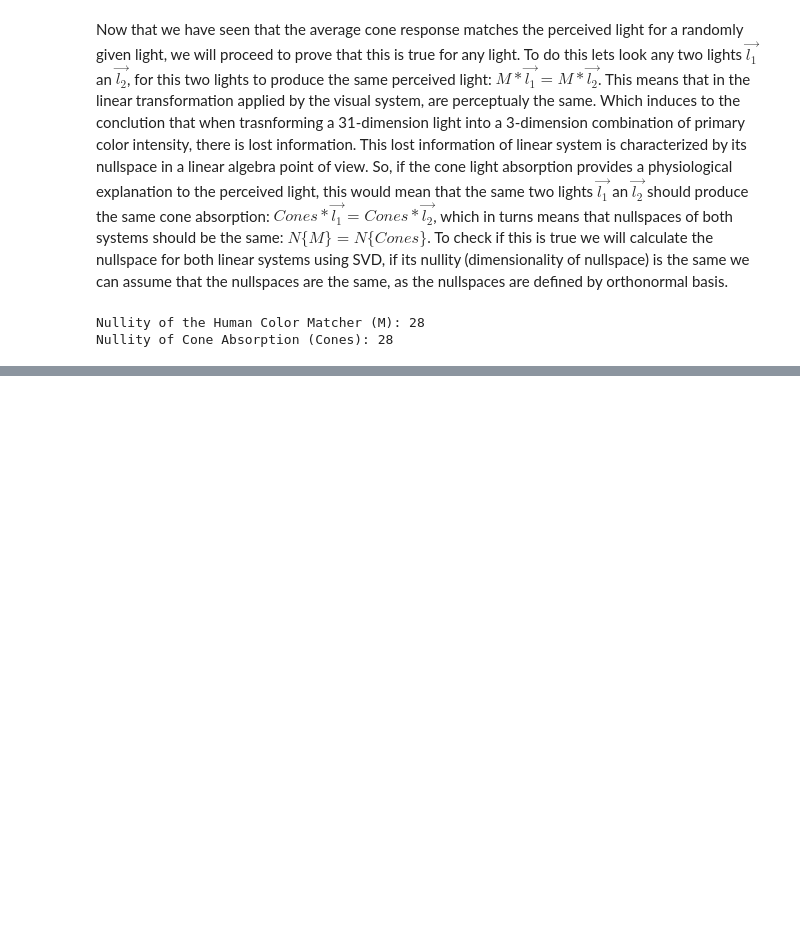
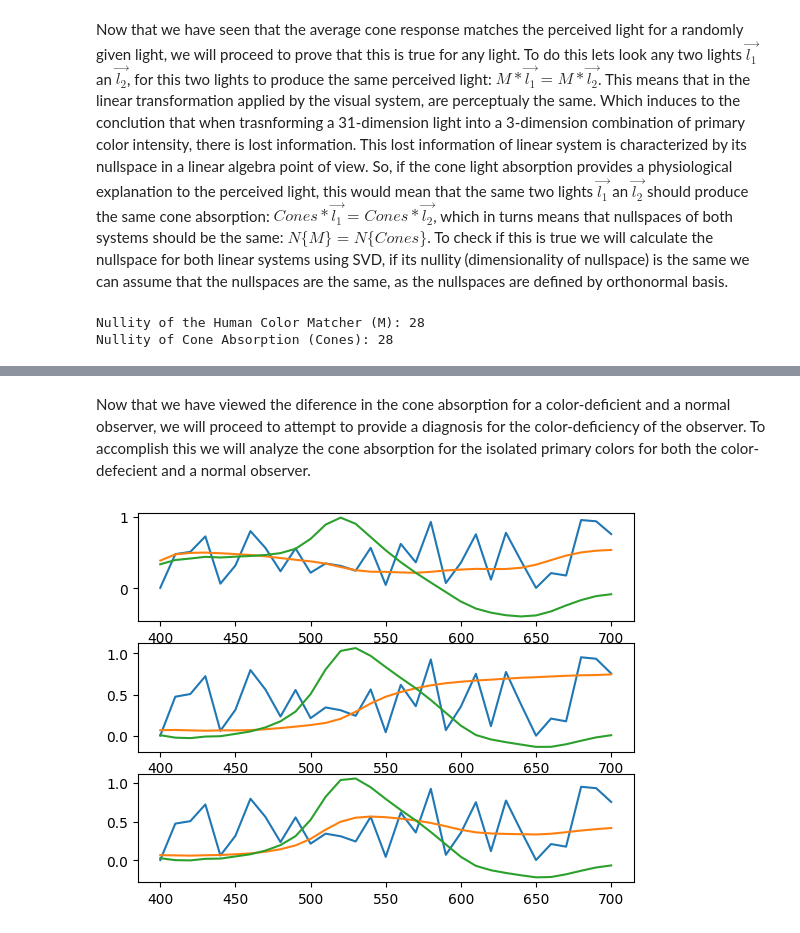
Before and after one commit to juanpbotero98/Homework-Repos, a Jupyter notebook: HW2/Problem_1.ipynb, the cells around one changed output, grey strips where cells are left out. Cells and saved outputs as stored; diff of their text form; code cells hidden in the pictures; blank space fills up the shorter version.

```diff
--- a/HW2/Problem_1.ipynb
+++ b/HW2/Problem_1.ipynb
@@ -127,0 +130,27 @@ Clipping input data to the valid range for imshow with RGB data ([0..1] for floa
+# %% [markdown]
+Now that we have viewed the diference in the cone absorption for a color-deficient and a normal observer, we will proceed to attempt to provide a diagnosis for the color-deficiency of the observer. To accomplish this we will analyze the cone absorption for the isolated primary colors for both the color-defecient and a normal observer.
+# %%
+red_light = np.array([1,0,0])
+red_spectra = P@red_light
+green_light = np.array([0,1,0])
+green_spectra = P@green_light
+blue_light = np.array([0,0,1])
+blue_spectra = P@blue_light
+rgb_spectra = [red_spectra,green_spectra,blue_spectra]
+figure,axs = plt.subplots(3)
+freqs = np.linspace(400,700,31)
+colors = ['red','green','blue']
+for i in range(len(rgb_spectra)):
+    n_perceived_rgb = M@rgb_spectra[i] # Perceived RGB color by normal human observer
+    n_perceived_spectra = P@n_perceived_rgb # Perceived color spectra by normal human observer
+    n_avg_coneabs_perceived = tri.all_cones@n_perceived_spectra # Average cone absorption for perceived color spectra by normal human observer
+    cd_perceived_rgb = tri.alt_human_color_matcher(rgb_spectra[i],P) # Perceived RGB color by normal human observer
+    cd_perceived_spectra = P@cd_perceived_rgb # Perceived color spectra by normal human observer
+    cd_avg_coneabs_perceived = tri.all_cones@cd_perceived_spectra # Average cone absorption for perceived color spectra by normal human observer
+    # axs[i].suptitle('Percieved Human Spectra to {} Light'.format(colors[i]))
+    axs[i].plot(freqs,test_light,label='test {} light'.format(colors[i]))
+    axs[i].plot(freqs,n_perceived_spectra,label='Normal perceived {} light'.format(colors[i]))
+    axs[i].plot(freqs,cd_perceived_spectra,label='Color deficient perceived {} '.format(colors[i]))
+    # axs[i].legend()
+# %% [output]
+[figure, added]
```
Also changed, not shown: parts of 1 cell of this notebook.
